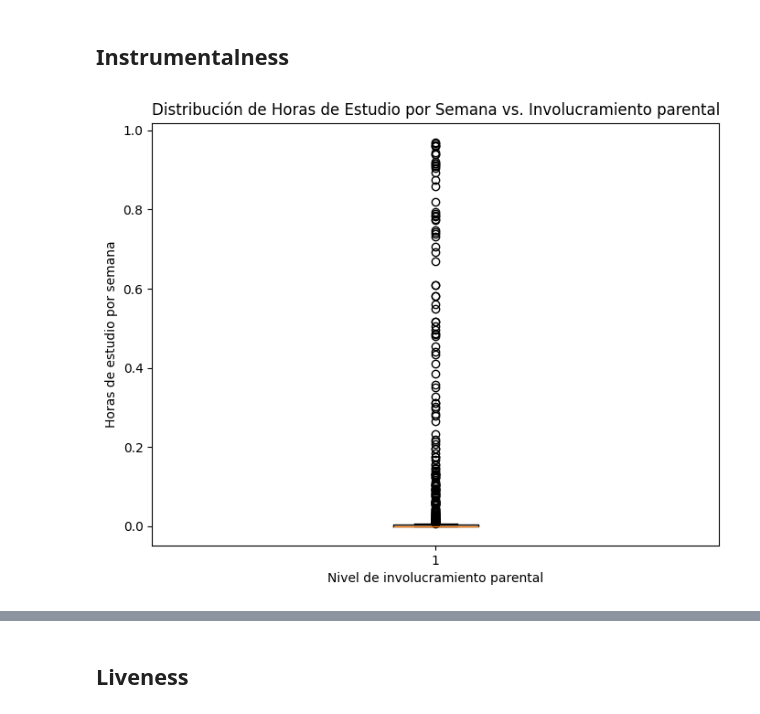
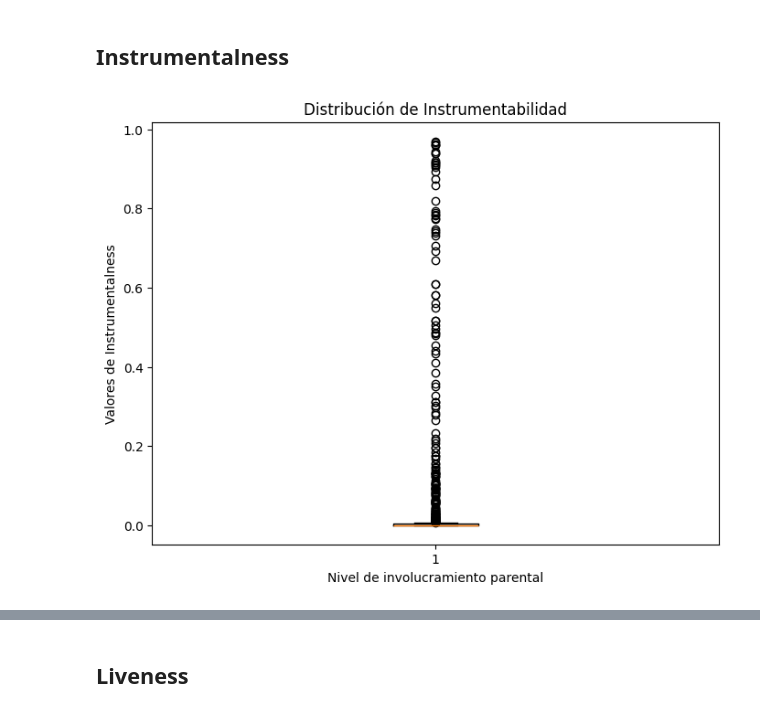
Before and after one commit to iroumec/TPE-FCD, a Jupyter notebook: Notebook.ipynb, the cells around one changed output, grey strips where cells are left out. Drawn from its saved outputs; the diff is of its cells as text; code cells hidden in the pictures.

```diff
--- a/Notebook.ipynb
+++ b/Notebook.ipynb
@@ -1229,22 +1232,22 @@ plt.show()
 # %% [markdown]
 ## Instrumentalness
 # %%
-loudness_dataset = copy_dataset.copy()
+instrumentalness_dataset = copy_dataset.copy()
 
 import matplotlib.pyplot as plt
 
 # Crear el boxplot
 plt.figure(figsize=(8, 6))
-plt.boxplot(loudness_dataset["Instrumentalness"])
+plt.boxplot(instrumentalness_dataset["Instrumentalness"])
 
 # Agregar etiquetas a los ejes
 plt.xlabel("Nivel de involucramiento parental")
-plt.ylabel("Horas de estudio por semana")
+plt.ylabel("Valores de Instrumentalness")
 
 # Agregar un título al gráfico
-plt.title("Distribución de Horas de Estudio por Semana vs. Involucramiento parental")
+plt.title("Distribución de Instrumentabilidad")
 
 # Mostrar el gráfico
 plt.show()
 # %% [output]
-[figure, old version]
+[figure, new version]
```
Also changed, not shown: parts of 17 cells of this notebook, 3 other files.
